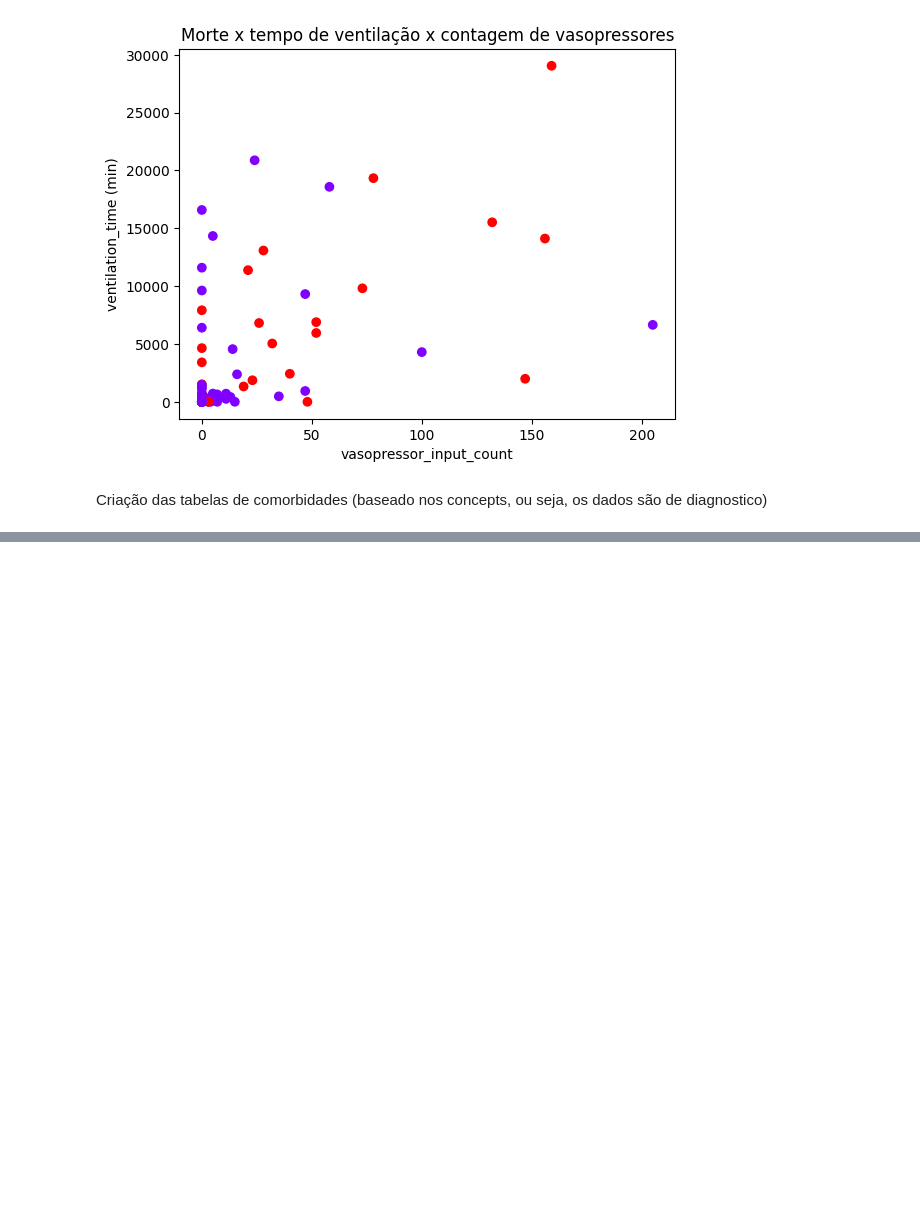
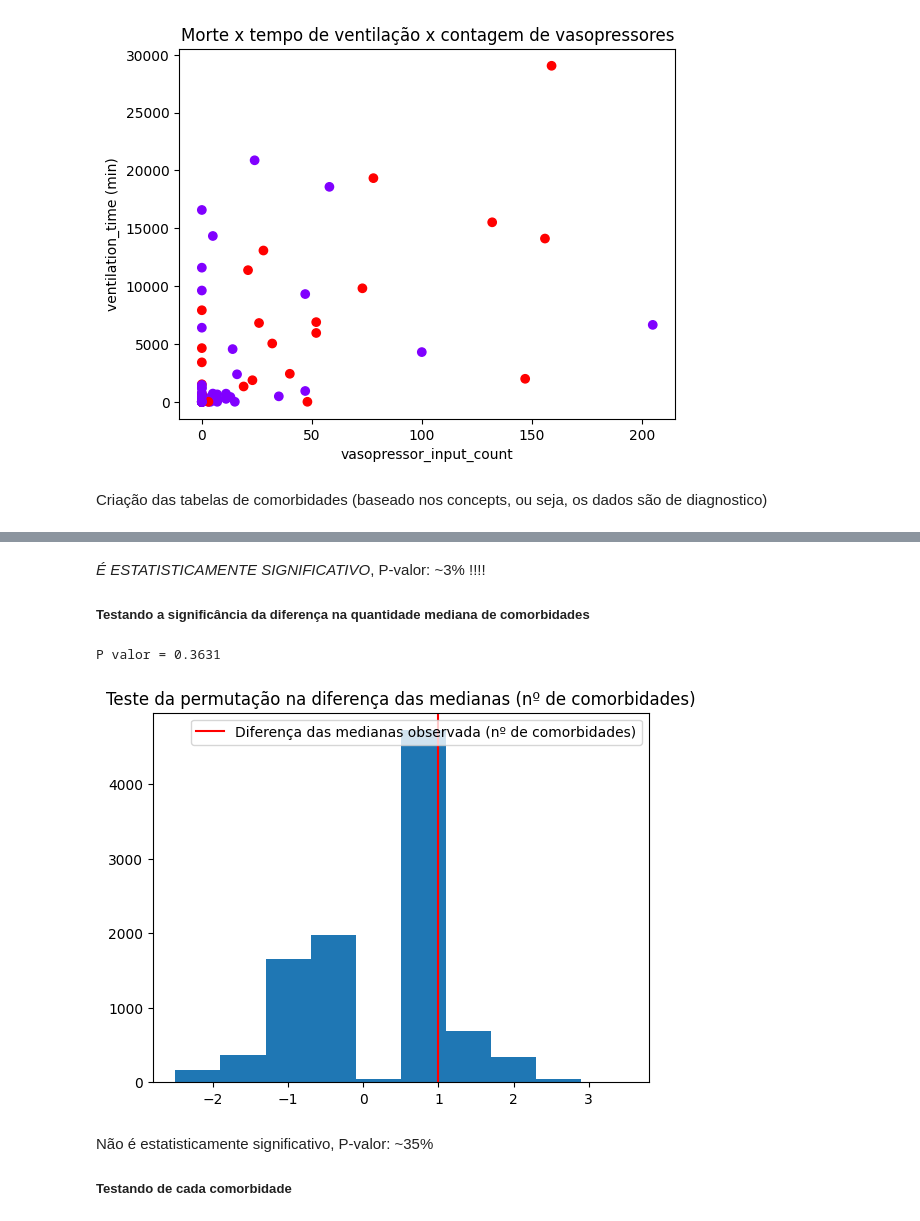
Before and after one commit to besome/speed-uti, a Jupyter notebook: mimic-code/mimic-iv-demo/2.2/analise.ipynb, the cells around one changed output, grey strips where cells are left out. Drawn from its saved outputs; the diff is of its cells as text; code cells hidden in the pictures; blank space fills up the shorter version.

```diff
--- a/mimic-code/mimic-iv-demo/2.2/analise.ipynb
+++ b/mimic-code/mimic-iv-demo/2.2/analise.ipynb
@@ -517,0 +573,37 @@ comorbidities = merged_df.groupby('subject_id_x').agg({
+# %% [markdown]
+*É ESTATISTICAMENTE SIGNIFICATIVO*, P-valor: ~3% !!!!
+
+##### Testando a significância da diferença na quantidade mediana de comorbidades
+# %%
+
+dif_medians = tabelona[tabelona['icu_death']==1]['total_comorbidities'].median() - tabelona[tabelona['icu_death']==0]['total_comorbidities'].median()
+
+# Cópia da tabela pra não afetar os dados da original
+test_table = tabelona.copy()
+
+n = 10000
+mdiffs = []
+for i in range(n):
+    # Fazendo o teste da permutação, embaralhando os rótulos de morte.
+    deaths = test_table['icu_death'].to_numpy()
+    np.random.shuffle(deaths)
+    test_table['icu_death'] = deaths
+
+
+    mdiffs.append(test_table[test_table['icu_death']==1]['total_comorbidities'].median() - test_table[test_table['icu_death']==0]['total_comorbidities'].median())
+
+# P valor: Qual a porcentagem de situações simuladas aleatórias tão extremas quanto a observada?
+pv = np.sum(np.array(mdiffs)>=dif_medians)/n
+
+plt.hist(mdiffs)
+plt.axvline(x=dif_medians,color='red',label='Diferença das medianas observada (nº de comorbidades)')
+plt.title("Teste da permutação na diferença das medianas (nº de comorbidades)")
+plt.legend()
+print("P valor =",pv)
+# %% [output]
+P valor = 0.3631
+[figure, added]
+# %% [markdown]
+Não é estatisticamente significativo, P-valor: ~35%
+
+##### Testando de cada comorbidade
```
Also changed, not shown: parts of 10 cells of this notebook.
